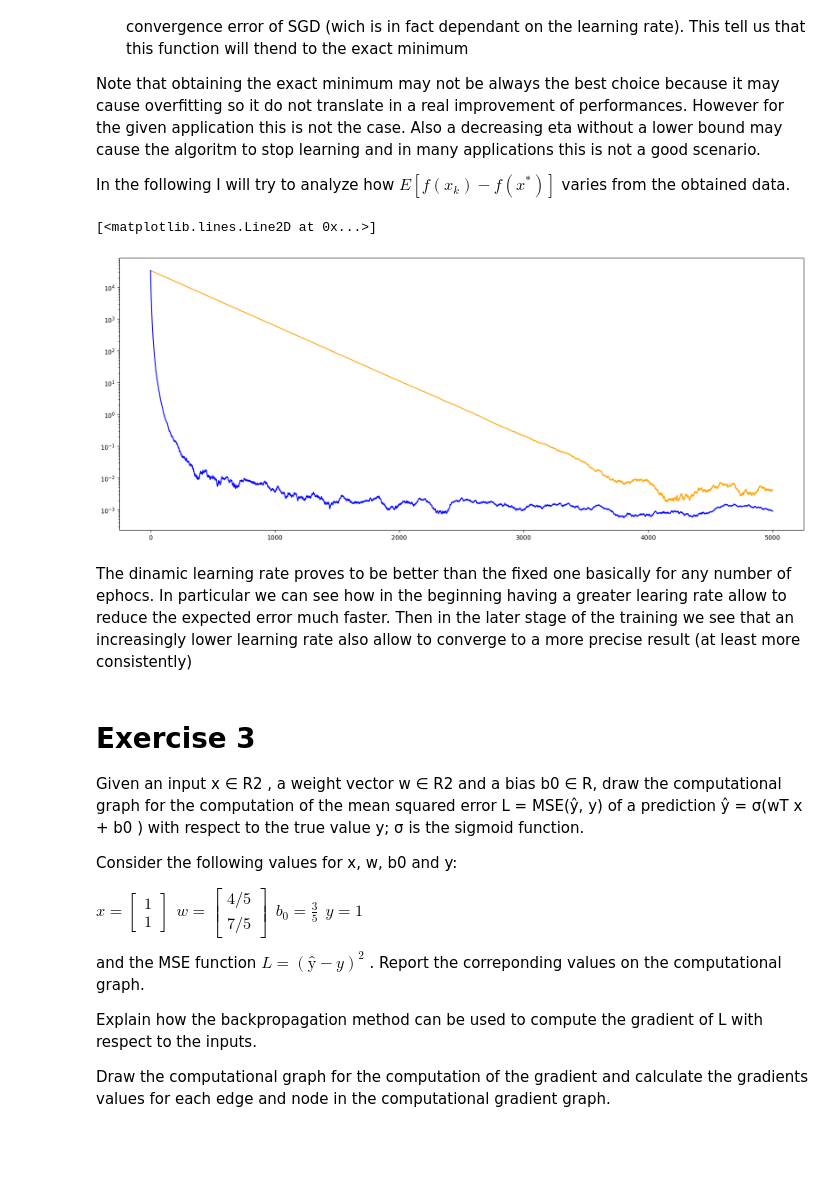
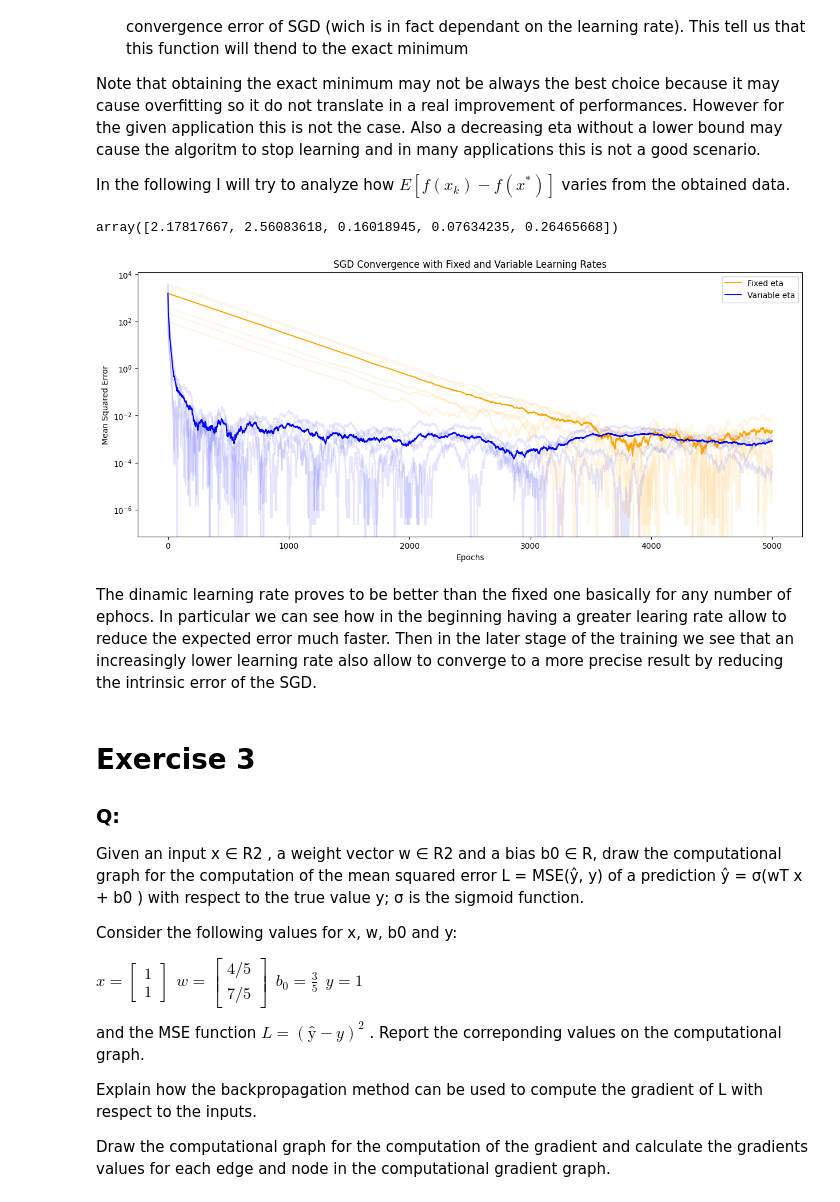
Before and after one commit to andreac01/NAML, a Jupyter notebook: pastExams/2021-02-09/2021-02-09_exam.ipynb, the cells around one changed output. Drawn from its saved outputs; the diff is of its cells as text; code cells hidden in the pictures; blank space fills up the shorter version.

```diff
--- a/pastExams/2021-02-09/2021-02-09_exam.ipynb
+++ b/pastExams/2021-02-09/2021-02-09_exam.ipynb
@@ -117,7 +132,7 @@ samples).
 # More rigourous approaches are possible such as implementing a linear regression
 def simple_classifier(sample, VT):
     y = sample @ VT.T[:,1]
-    if y > 5:
+    if y < -0.75:
         return groups[1]
     return groups[0]
 
@@ -140,7 +155,7 @@ for i in range(len(A_centered)):
         else:
             FN += 1
 
-print('Sensitivity: ', TP/(TP+FN))
-print('Specificity: ', TN/(TN + FP))
+print('Recall: ', TP/(TP+FN))
+print('Precision: ', TP/(TP + FP))
 print('Accuracy: ', (TP+TN)/(TP+TN+FP+FN))
 # %% [output]
@@ -253,38 +270,63 @@ In the following I will try to analyze how $ E[f(x_k) - f(x^*)] $ varies from th
 n_iterations = 5
 num_epochs = 5000
 # optimum
-min = f(0)
+minimum = f(0)
 
 # history
-mean_error_history_fixed = np.zeros(num_epochs+1)
-mean_error_history_variable = np.zeros(num_epochs+1)
+mean_error_history_fixed = np.zeros((n_iterations, num_epochs+1))
+mean_error_history_variable = np.zeros((n_iterations, num_epochs+1))
 
 for i in range(n_iterations):
     start = np.random.randn()*100
     x_fixed, history_fixed = SGD(constant_eta, start, f, grads, num_epochs=num_epochs)
     values = []
     for el in history_fixed:
-        values.append(abs(f(el)-min))
-    mean_error_history_fixed = (mean_error_history_fixed * i + values)/(i+1)
+        values.append(f(el)-minimum)
+    mean_error_history_fixed[i] = values
 
     x_variable, history_variable = SGD(decreasing_eta, start, f, grads, num_epochs=num_epochs)
     values = []
     for el in history_variable:
-        values.append(abs(f(el)-min))
-    mean_error_history_variable = (mean_error_history_variable * i + values)/(i+1)
+        values.append(f(el)-minimum)
+    mean_error_history_variable[i] = values
+# %%
+mean_error_history_variable.mean(axis=1)
+# %% [output]
+array([2.17817667, 2.56083618, 0.16018945, 0.07634235, 0.26465668])
 # %%
-fig, axs = plt.subplots(nrows=1, ncols=1, figsize=(20,8))
+import seaborn as sns
+
+fig, axs = plt.subplots(nrows=1, ncols=1, figsize=(15,6))
 x = np.arange(num_epochs+1)
 
-axs.semilogy(mean_error_history_fixed, '-', color='orange')
-axs.semilogy(mean_error_history_variable, '-', color='blue')
+for i in range(n_iterations):
+	sns.lineplot(x=x, y=mean_error_history_fixed[i], color='orange', alpha=0.1)
+	sns.lineplot(x=x, y=mean_error_history_variable[i], color='blue', alpha=0.1)
+
+mean_fixed = np.mean(mean_error_history_fixed, axis=0)
+mean_variable = np.mean(mean_error_history_variable, axis=0)
+
+sns.lineplot(x=x, y=mean_fixed, color='orange', label='Fixed eta')
+sns.lineplot(x=x, y=mean_variable, color='blue', label='Variable eta')
+
+axs.set_title('SGD Convergence with Fixed and Variable Learning Rates')
+axs.set_xlabel('Epochs')
+axs.set_ylabel('Mean Squared Error')
+axs.set_yscale('log')
+axs.legend()
+plt.show()
 # %% [output]
-[<matplotlib.lines.Line2D at 0x...>]
-[figure, old version]
+[figure, new version]
 # %% [markdown]
-The dinamic learning rate proves to be better than the fixed one basically for any number of ephocs. In particular we can see how in the beginning having a greater learing rate allow to reduce the expected error much faster. Then in the later stage of the training we see that an increasingly lower learning rate also allow to converge to a more precise result (at least more consistently)
+The dinamic learning rate proves to be better than the fixed one basically for any number of ephocs.
+In particular we can see how in the beginning having a greater learing rate allow to reduce the expected error much faster.
+Then in the later stage of the training we see that an increasingly lower learning rate also allow to converge to a more
+precise result by reducing the intrinsic error of the SGD.
 # %% [markdown]
 # Exercise 3
+
+### Q:
+
 Given an input x ∈ R2 , a weight vector w ∈ R2 and a bias b0 ∈ R, draw the computational graph for the computation of the mean squared error L = MSE(ŷ, y) of a prediction ŷ = σ(wT x + b0 ) with respect to the true value y; σ is the sigmoid function.
 
 Consider the following values for x, w, b0 and y:
```
Also changed, not shown: parts of 11 cells of this notebook, 6 other files.
